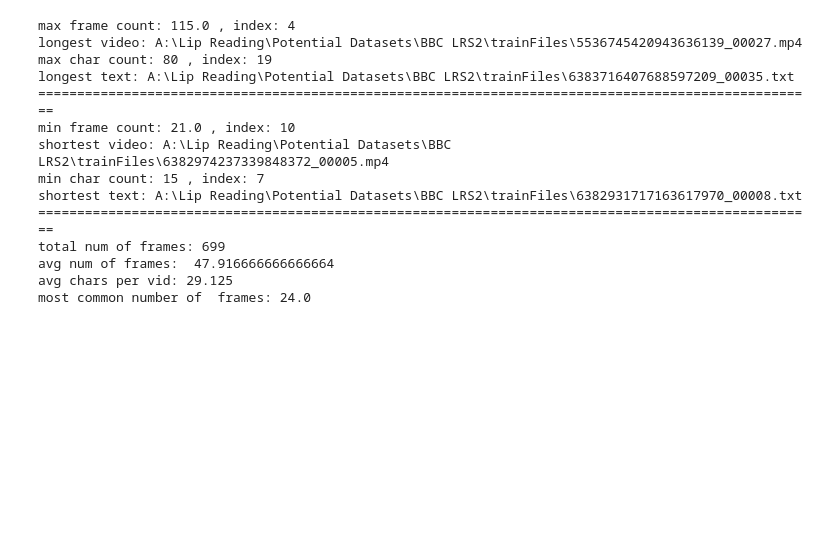
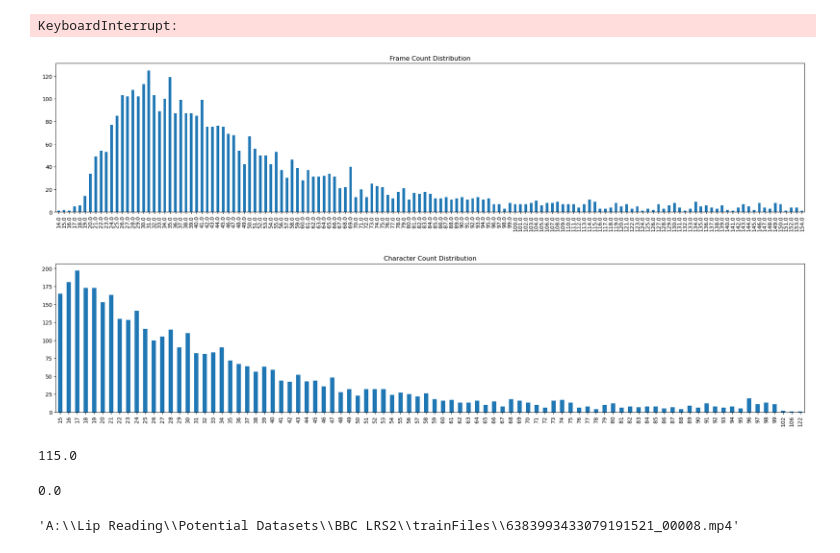
Before and after one commit to BlueMoon73/LIPTRAC-VSR, a Jupyter notebook: dataStats.ipynb, the cells around one changed output. Drawn from its saved outputs; the diff is of its cells as text; code cells hidden in the pictures; blank space fills up the shorter version.

```diff
--- a/dataStats.ipynb
+++ b/dataStats.ipynb
@@ -69,19 +172,26 @@ def printStats(frameCt, charCt, vidList, textList):
 # %%
-frameCt, charCt, vidList, textList = dataStats("A:\Lip Reading\Potential Datasets\BBC LRS2\\trainFiles")
-
-printStats(frameCt, charCt, vidList, textList)
+frameCt, sizes, charCt, vidList, textList = dataStats("A:\Lip Reading\Potential Datasets\BBC LRS2\\trainFiles6", progressNum=5000)
+printStats(frameCt, sizes, charCt, vidList, textList, 0.65)
 # %% [output]
-max frame count: 115.0 , index: 4
-longest video: A:\Lip Reading\Potential Datasets\BBC LRS2\trainFiles\5536745420943636139_00027.mp4
-max char count: 80 , index: 19
-longest text: A:\Lip Reading\Potential Datasets\BBC LRS2\trainFiles\6383716407688597209_00035.txt
-====================================================================================================
-min frame count: 21.0 , index: 10
-shortest video: A:\Lip Reading\Potential Datasets\BBC LRS2\trainFiles\6382974237339848372_00005.mp4
-min char count: 15 , index: 7
-shortest text: A:\Lip Reading\Potential Datasets\BBC LRS2\trainFiles\6382931717163617970_00008.txt
-====================================================================================================
-total num of frames: 699
-avg num of frames:  47.916666666666664
-avg chars per vid: 29.125
-most common number of  frames: 24.0
+KeyboardInterrupt:
+# %%
+visualizeDistribution(frameCt,"Frame Count Distribution")
+visualizeDistribution(charCt, "Character Count Distribution" )
+# %% [output]
+[figure, added]
+[figure, added]
+# %%
+(getFrameCount("A:\v\Lip Reading\\Potential Datasets\\BBC LRS2\\trainFiles\\5536745420943636139_00027.mp4"))
+# %% [output]
+115.0
+# %%
+cap = cv2.VideoCapture(randomDir)
+frameCount = cap.get(cv2.CAP_PROP_FRAME_COUNT)
+cap.release()
+print(frameCount)
+# %% [output]
+0.0
+# %%
+randomDir
+# %% [output]
+'A:\\Lip Reading\\Potential Datasets\\BBC LRS2\\trainFiles\\6383993433079191521_00008.mp4'
```
Also changed, not shown: parts of 4 cells of this notebook, 1 other file.
